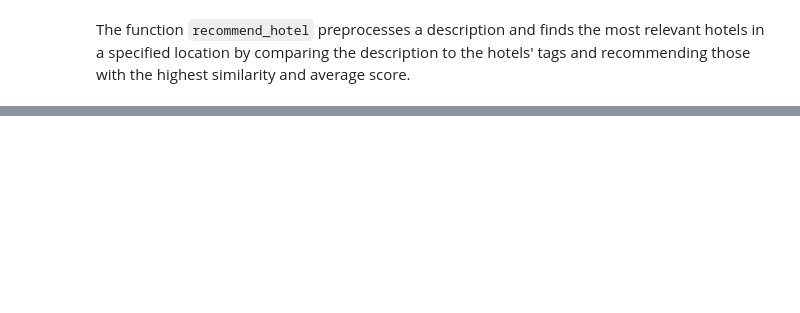
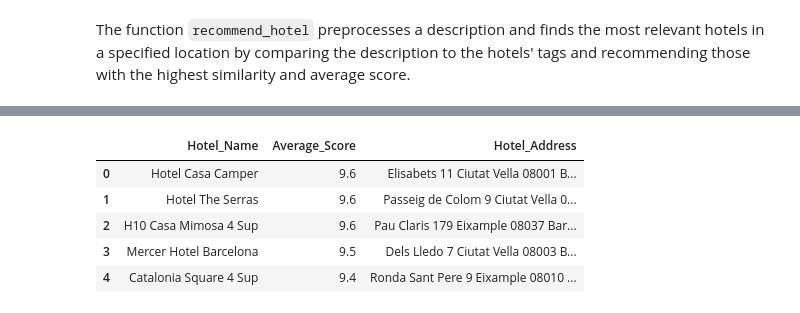
Before and after one commit to NANITH777/Hotel_Recommendation, a Jupyter notebook: hotel.ipynb, the cells around one changed output, grey strips where cells are left out. Cells and saved outputs as stored; diff of their text form; code cells hidden in the pictures; blank space fills up the shorter version.

```diff
--- a/hotel.ipynb
+++ b/hotel.ipynb
@@ -238,0 +268,9 @@ def recommend_hotel(location, description):
+# %%
+recommend_hotel('Spain','I need a quiet and luxurious hotel for a honeymoon, preferably with a spa and fine dining options')
+# %% [output]
+|  | Hotel_Name | Average_Score | Hotel_Address |
+| 0 | Hotel Casa Camper | 9.6 | Elisabets 11 Ciutat Vella 08001 B... |
+| 1 | Hotel The Serras | 9.6 | Passeig de Colom 9 Ciutat Vella 0... |
+| 2 | H10 Casa Mimosa 4 Sup | 9.6 | Pau Claris 179 Eixample 08037 Bar... |
+| 3 | Mercer Hotel Barcelona | 9.5 | Dels Lledo 7 Ciutat Vella 08003 B... |
+| 4 | Catalonia Square 4 Sup | 9.4 | Ronda Sant Pere 9 Eixample 08010 ... |
```
Also changed, not shown: parts of 11 cells of this notebook.
